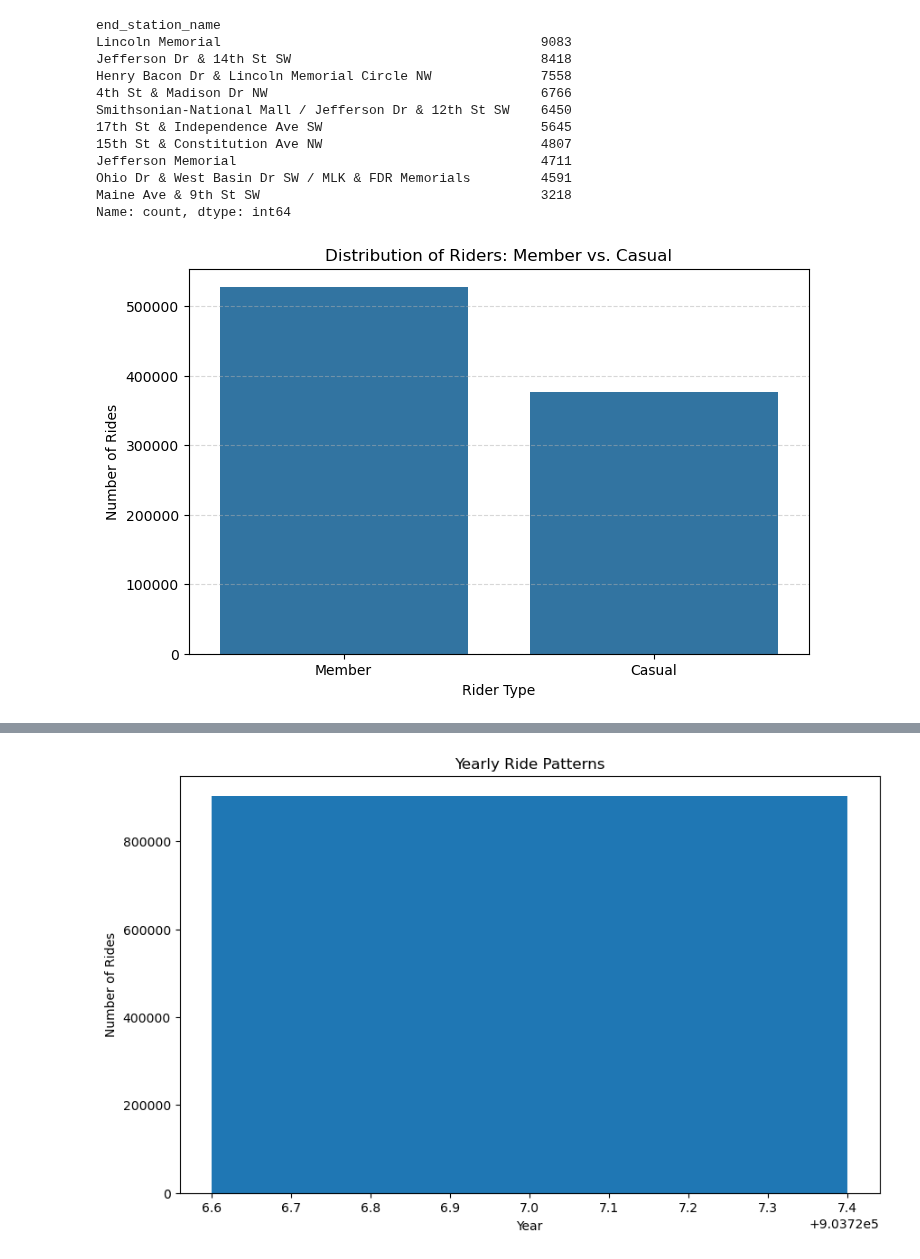
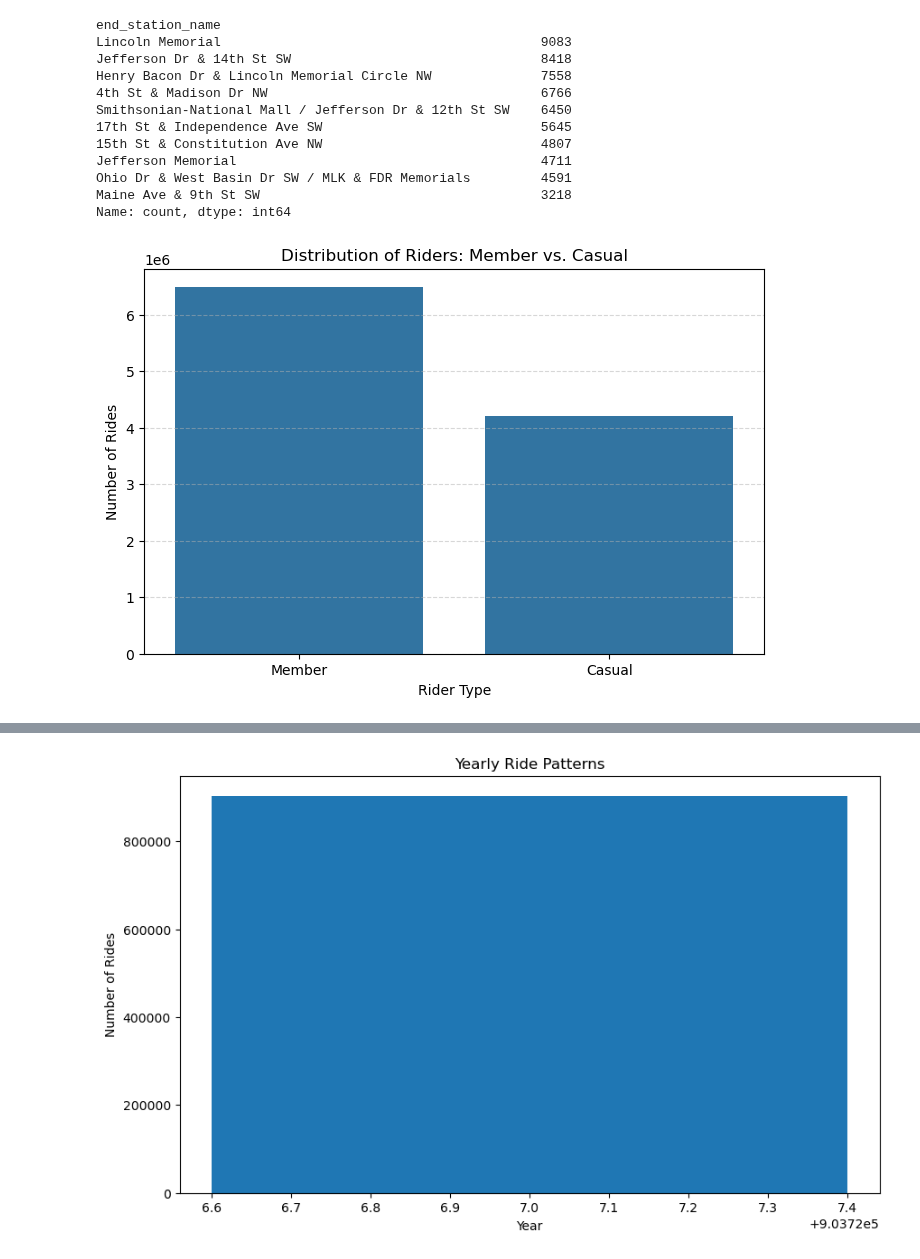
Before and after one commit to Sudha25a/Bike-project-3, a Jupyter notebook: Bike Project Full.ipynb, the cells around one changed output, grey strips where cells are left out. Drawn from its saved outputs; the diff is of its cells as text; code cells hidden in the pictures.

```diff
--- a/Bike Project Full.ipynb
+++ b/Bike Project Full.ipynb
@@ -160,10 +162,10 @@ Index(['ride_id', 'rideable_type', 'started_at', 'ended_at',
 # %%
 # Calculate trip duration in seconds
-dfF_cleaned['trip_duration'] = (dfF_cleaned['ended_at'] - dfF_cleaned['started_at']).dt.total_seconds()
+dfF['trip_duration'] = (dfF['ended_at'] - dfF['started_at']).dt.total_seconds()
 # %%
 # Peak hours
-dfF_cleaned['start_hour'] = dfF_cleaned['started_at'].dt.hour
-peak_hours = dfF_cleaned['start_hour'].value_counts().sort_index()
+dfF['start_hour'] = dfF['started_at'].dt.hour
+peak_hours = dfF['start_hour'].value_counts().sort_index()
 plt.figure(figsize=(10, 5))
 plt.bar(peak_hours.index, peak_hours.values)
 plt.xlabel('Hour of Day')
@@ -175,12 +177,12 @@ plt.show()
 # %%
-dfF_cleaned['time_of_day'] = dfF_cleaned['start_hour'].apply(lambda value: 'Morning' if value in (4,5,6,7,8,9,10,11)
+dfF['time_of_day'] = dfF['start_hour'].apply(lambda value: 'Morning' if value in (4,5,6,7,8,9,10,11)
                                                         else 'Afternoon' if value in (12,13,14,15,16)
                                                         else 'Evening' if value in (17,18,19,20,21)
                                                         else 'Night')
 
-dfF_cleaned['time_of_day'] = pd.Categorical(dfF_cleaned['time_of_day'],
+dfF['time_of_day'] = pd.Categorical(dfF['time_of_day'],
 categories=["Morning","Afternoon","Evening","Night"])
 # %%
 # create trip duration column
-dfF_cleaned["trip_duration_min"] = np.round((dfF_cleaned["ended_at"] - dfF_cleaned["started_at"]) / np.timedelta64(1,"m"),0)
+dfF["trip_duration_min"] = np.round((dfF["ended_at"] - dfF["started_at"]) / np.timedelta64(1,"m"),0)
 # %%
@@ -412,22 +407,22 @@ Name: count, dtype: int64
 # %%
 plt.figure(figsize=(8, 5))
 
 # Create the countplot
-sns.countplot(x='member_casual', data=dfF_cleaned)
+sns.countplot(x='member_casual', data=dfF)
 
 # Set title and labels
 plt.title('Distribution of Riders: Member vs. Casual')
 plt.xlabel('Rider Type')
 plt.ylabel('Number of Rides')
 
 # Customize appearance (optional)
 plt.xticks(ticks=[0, 1], labels=['Member','Casual'])
 plt.grid(axis='y', linestyle='--', alpha=0.5)
 
 # Show the plot
 plt.show()
 # %% [output]
-[figure, old version]
+[figure, new version]
 # %%
 # plt.figure(figsize=(6, 5))
 # sns.histplot(dfF_cleaned['member_casual'], shrink=0.7)
```
Also changed, not shown: parts of 32 cells of this notebook, 2 other files.
